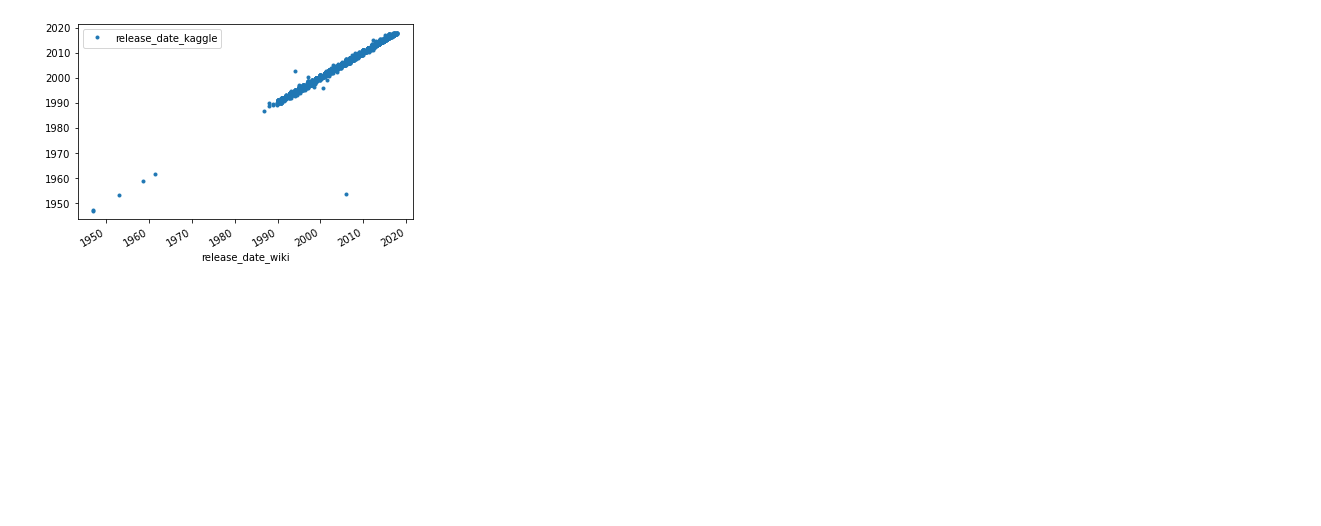
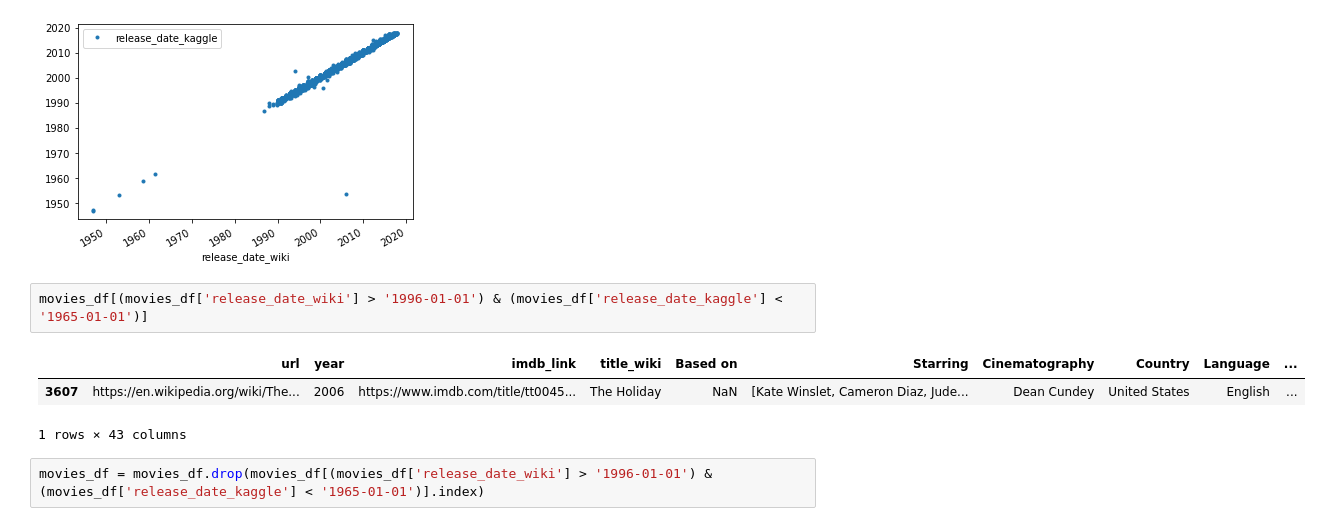
Before and after one commit to tmmytwllms/Movies-ETL, a Jupyter notebook: Untitled.ipynb, the cells around one changed output. Drawn from its saved outputs; the diff is of its cells as text; blank space fills up the shorter version.

```diff
--- a/Untitled.ipynb
+++ b/Untitled.ipynb
@@ -988,3 +1081,11 @@ movies_df[['release_date_wiki','release_date_kaggle']].plot(x='release_date_wiki
 # %% [output]
 <AxesSubplot:xlabel='release_date_wiki'>
 [figure]
+# %%
+movies_df[(movies_df['release_date_wiki'] > '1996-01-01') & (movies_df['release_date_kaggle'] < '1965-01-01')]
+# %% [output]
+|  | url | year | imdb_link | title_wiki | Based on | Starring | Cinematography | Country | Language | ... |
+| 3607 | https://en.wikipedia.org/wiki/The... | 2006 | https://www.imdb.com/title/tt0045... | The Holiday | NaN | [Kate Winslet, Cameron Diaz, Jude... | Dean Cundey | United States | English | ... |
+1 rows × 43 columns
+# %%
+movies_df = movies_df.drop(movies_df[(movies_df['release_date_wiki'] > '1996-01-01') & (movies_df['release_date_kaggle'] < '1965-01-01')].index)
```
Also changed, not shown: parts of 31 cells of this notebook.
